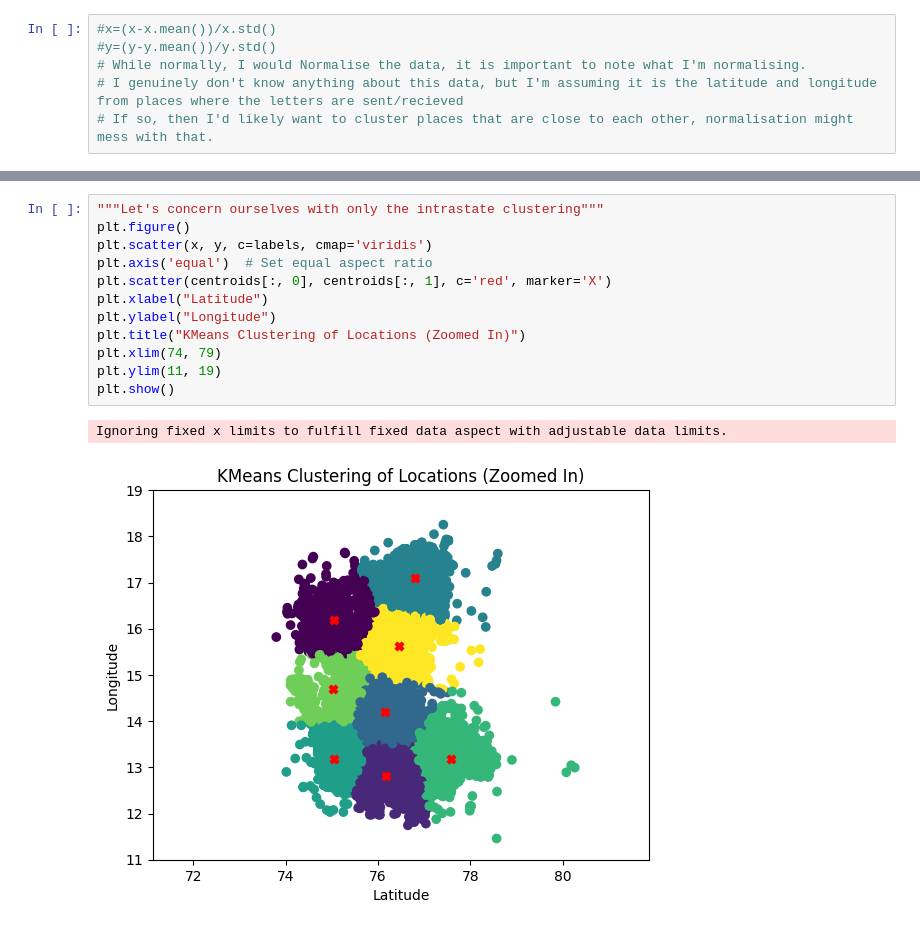
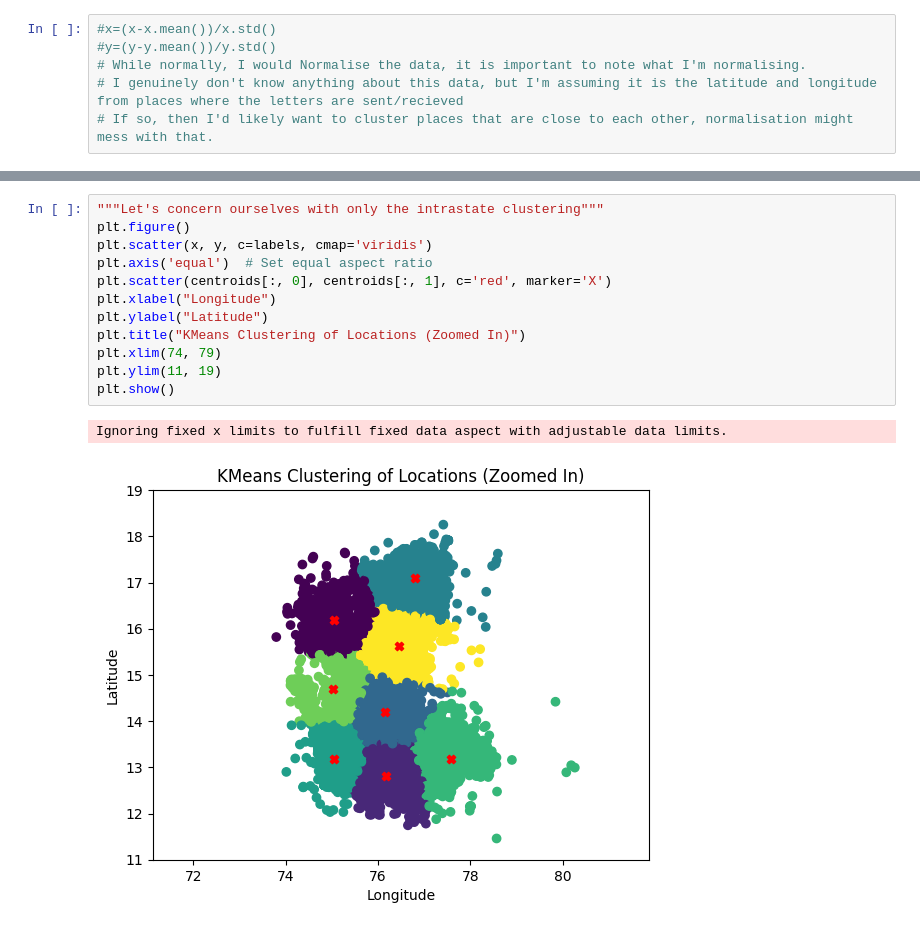
Before and after one commit to Aneeshshastri/Epoch_Spring_Camp, a Jupyter notebook: KMeansTask/KMeansClustering.ipynb, the cells around one changed output, grey strips where cells are left out. Drawn from its saved outputs; the diff is of its cells as text.

```diff
--- a/KMeansTask/KMeansClustering.ipynb
+++ b/KMeansTask/KMeansClustering.ipynb
@@ -218,15 +220,15 @@ Convergence reached.
 # %%
 """Let's concern ourselves with only the intrastate clustering"""
 plt.figure()
 plt.scatter(x, y, c=labels, cmap='viridis')
 plt.axis('equal')  # Set equal aspect ratio
 plt.scatter(centroids[:, 0], centroids[:, 1], c='red', marker='X')
-plt.xlabel("Latitude")
-plt.ylabel("Longitude")
+plt.xlabel("Longitude")
+plt.ylabel("Latitude")
 plt.title("KMeans Clustering of Locations (Zoomed In)")
 plt.xlim(74, 79)
 plt.ylim(11, 19)
 plt.show()
 # %% [output]
 Ignoring fixed x limits to fulfill fixed data aspect with adjustable data limits.
-[figure, old version]
+[figure, new version]
```
Also changed, not shown: parts of 2 cells of this notebook.
